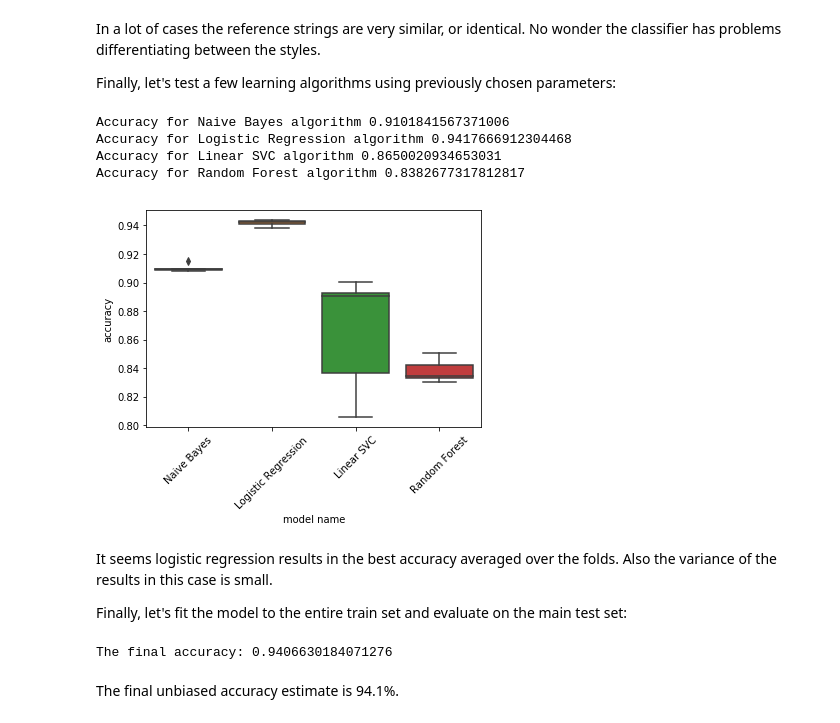
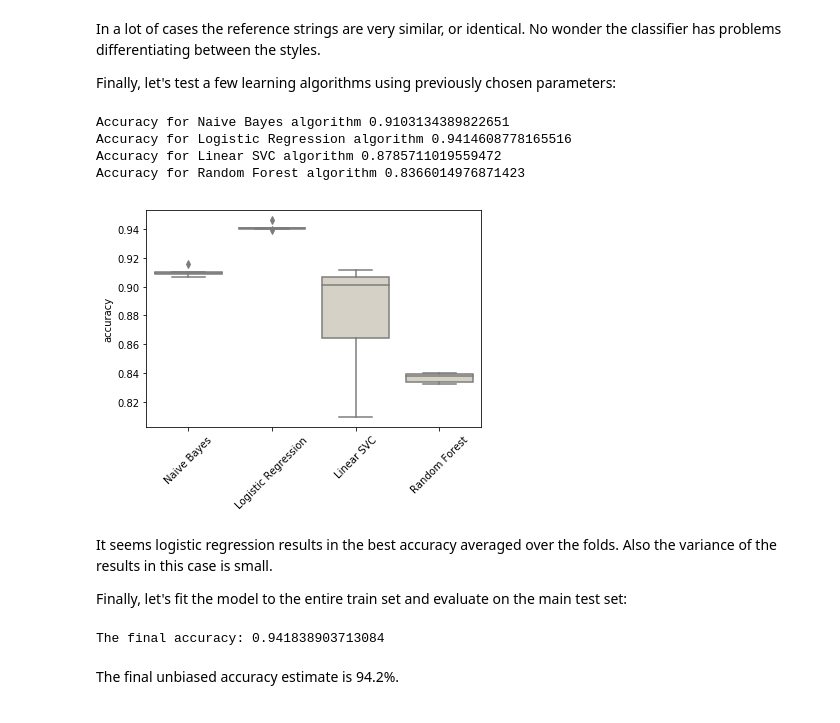
Before and after one commit to CrossRef/citation-style-classifier, a Jupyter notebook: analyses/citation_style_classification.ipynb, the cells around one changed output. Drawn from its saved outputs; the diff is of its cells as text; code cells hidden in the pictures.

```diff
--- a/analyses/citation_style_classification.ipynb
+++ b/analyses/citation_style_classification.ipynb
@@ -419,7 +425,8 @@ Mean accuracy: 0.9413462447373051
 Let's also add one more feature (string length) to our feature representation.
 # %%
 accuracies, dataset_results_cv = evaluate_cv(train_dataset, LogisticRegression(random_state=0),
-                                             feature_fun=get_features, feature_selector=select_features_chi2,
+                                             feature_fun=get_features,
+                                             feature_selector=select_features_chi2,
                                              nfeatures=5000, ngrams=(2, 4))
 print('Fold accuracies: {}'.format(accuracies))
 print('Mean accuracy: {}'.format(mean(accuracies)))
@@ -482,37 +491,40 @@ algo_results = []
 for name, algo in [('Naive Bayes', MultinomialNB()),
                    ('Logistic Regression', LogisticRegression(random_state=0)),
                    ('Linear SVC', LinearSVC(random_state=0)),
-                   ('Random Forest', RandomForestClassifier(n_estimators=200, max_depth=3, random_state=0))]:
-    accuracies, _ = evaluate_cv(train_dataset, algo, feature_fun=get_features, feature_selector=select_features_chi2,
+                   ('Random Forest', RandomForestClassifier(n_estimators=200, max_depth=3,
+                                                            random_state=0))]:
+    accuracies, _ = evaluate_cv(train_dataset, algo, feature_fun=get_features,
+                                feature_selector=select_features_chi2,
                                 nfeatures=5000, ngrams=(2, 4))
     algo_results.extend([(name, fold, accuracy) for fold, accuracy in enumerate(accuracies)])
     print('Accuracy for {} algorithm {}'.format(name, mean(accuracies)))
 # %% [output]
-Accuracy for Naive Bayes algorithm 0.9101841567371006
-Accuracy for Logistic Regression algorithm 0.9417666912304468
-Accuracy for Linear SVC algorithm 0.8650020934653031
-Accuracy for Random Forest algorithm 0.8382677317812817
+Accuracy for Naive Bayes algorithm 0.9103134389822651
+Accuracy for Logistic Regression algorithm 0.9414608778165516
+Accuracy for Linear SVC algorithm 0.8785711019559472
+Accuracy for Random Forest algorithm 0.8366014976871423
 # %%
-cv_df = pd.DataFrame(algo_results, columns=['model name', 'fold', 'accuracy'])
-ax = sns.boxplot(x='model name', y='accuracy', data=cv_df)
+cv_df = pd.DataFrame(algo_results, columns=['model', 'fold', 'accuracy'])
+ax = sns.boxplot(x='model', y='accuracy', data=cv_df, color="#d8d2c4")
+ax.set_xlabel('')
 plt.setp(ax.get_xticklabels(), rotation=45)
 plt.show()
 # %% [output]
-[figure, old version]
+[figure, new version]
 # %% [markdown]
 It seems logistic regression results in the best accuracy averaged over the folds. Also the variance of the results in this case is small.
 
 Finally, let's fit the model to the entire train set and evaluate on the main test set:
 # %%
-count_vectorizer, tfidf_transformer, train_features = get_features(train_dataset['string'], nfeatures=5000,
-                                                                   feature_selector=select_features_chi2,
-                                                                   ngrams=(2, 4))
+count_vectorizer, tfidf_transformer, train_features = \
+    get_features(train_dataset['string'], nfeatures=5000, feature_selector=select_features_chi2,
+                 ngrams=(2, 4))
 _, _, test_features = get_features(test_dataset['string'], count_vectorizer=count_vectorizer,
                                    tfidf_transformer=tfidf_transformer)
 model = LogisticRegression(random_state=0).fit(train_features, train_dataset['style'])
 prediction = model.predict(test_features)
 print('The final accuracy: {}'.format(accuracy_score(test_dataset['style'], prediction)))
 # %% [output]
-The final accuracy: 0.9406630184071276
+The final accuracy: 0.941838903713084
 # %% [markdown]
-The final unbiased accuracy estimate is 94.1%.
+The final unbiased accuracy estimate is 94.2%.
```
Also changed, not shown: parts of 22 cells of this notebook.
